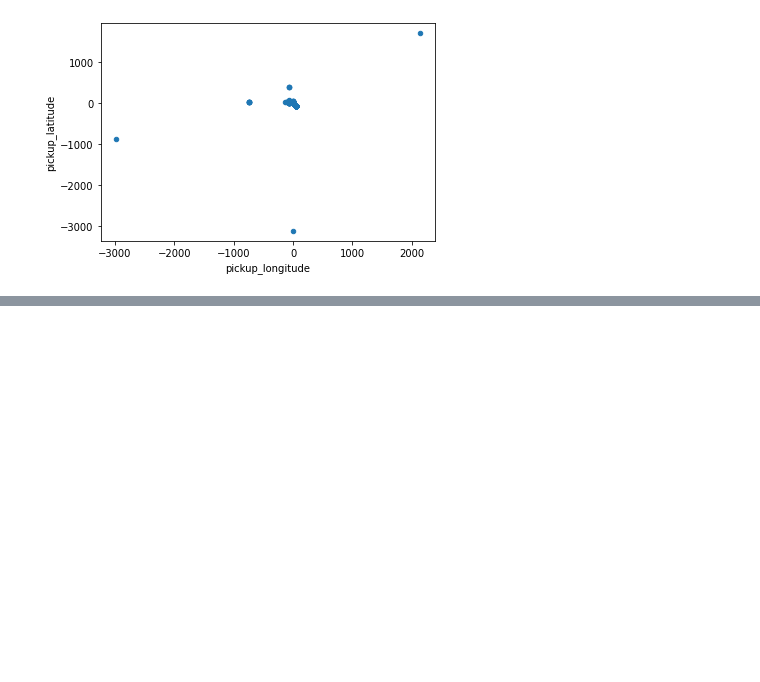
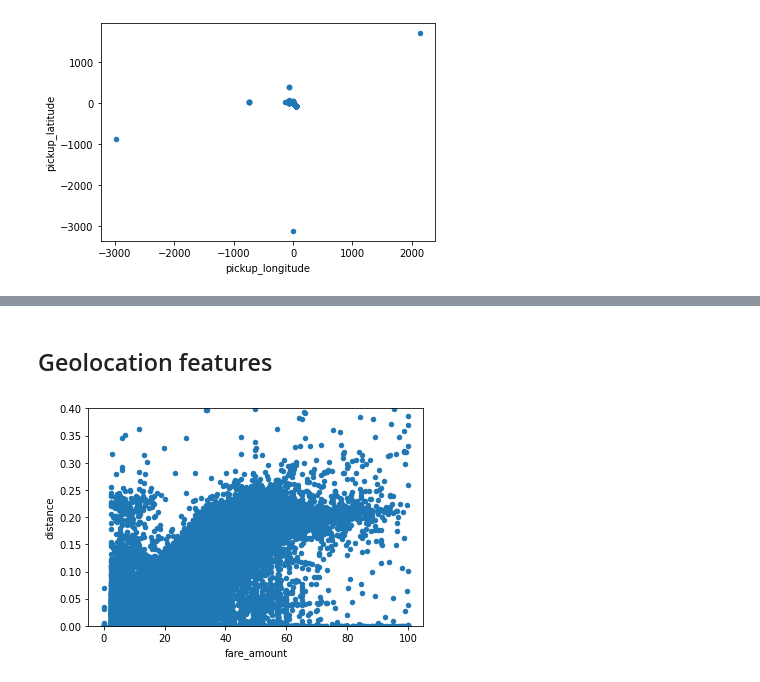
Before and after one commit to Ireneyou33/NYC-Taxi-Fares, a Jupyter notebook: Taxi_Fare.ipynb, the cells around one changed output, grey strips where cells are left out. Cells and saved outputs as stored; diff of their text form; code cells hidden in the pictures; blank space fills up the shorter version.

```diff
--- a/Taxi_Fare.ipynb
+++ b/Taxi_Fare.ipynb
@@ -197,0 +208,15 @@ plt.show()
+# %%
+df = df.drop(['pickup_datetime'], axis=1)
+# %% [markdown]
+## Geolocation features
+# %%
+def euc_distance(lat1, long1, lat2, long2):
+  return (((lat1-lat2)**2 + (long1-long2)**2)**0.5)
+# %%
+df['distance'] = euc_distance(df['pickup_latitude'], df['pickup_longitude'], df['dropoff_latitude'], df['dropoff_longitude'])
+# %%
+df.plot.scatter('fare_amount', 'distance')
+plt.ylim(0,0.4)
+plt.show()
+# %% [output]
+[figure, added]
```
Also changed, not shown: parts of 24 cells of this notebook.
